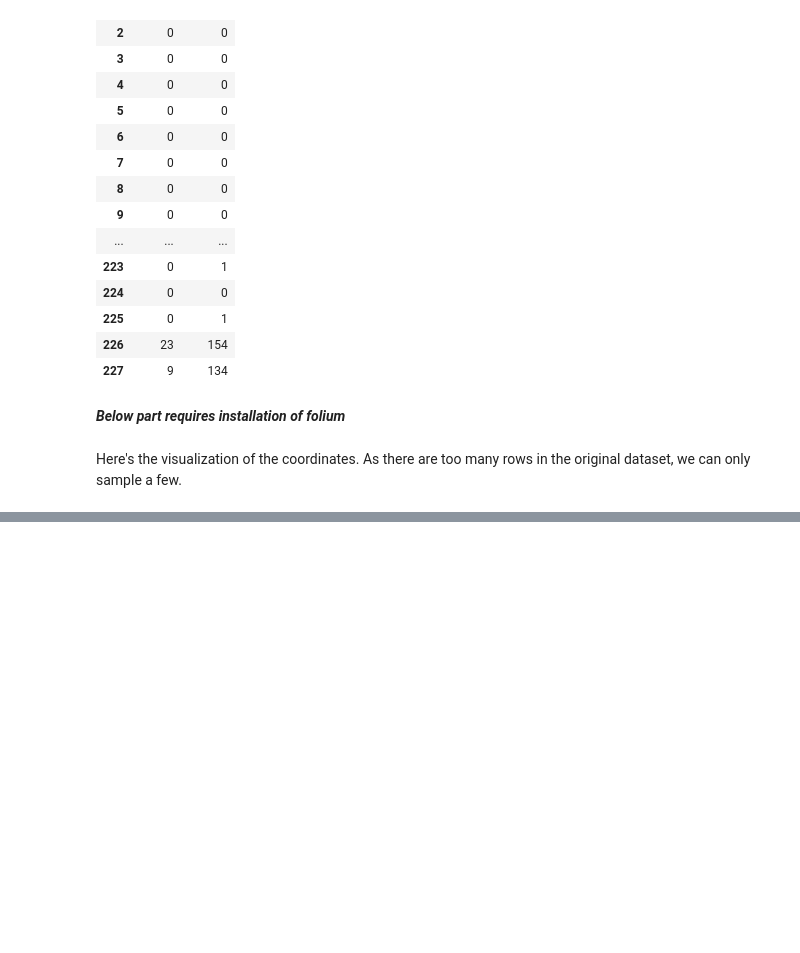
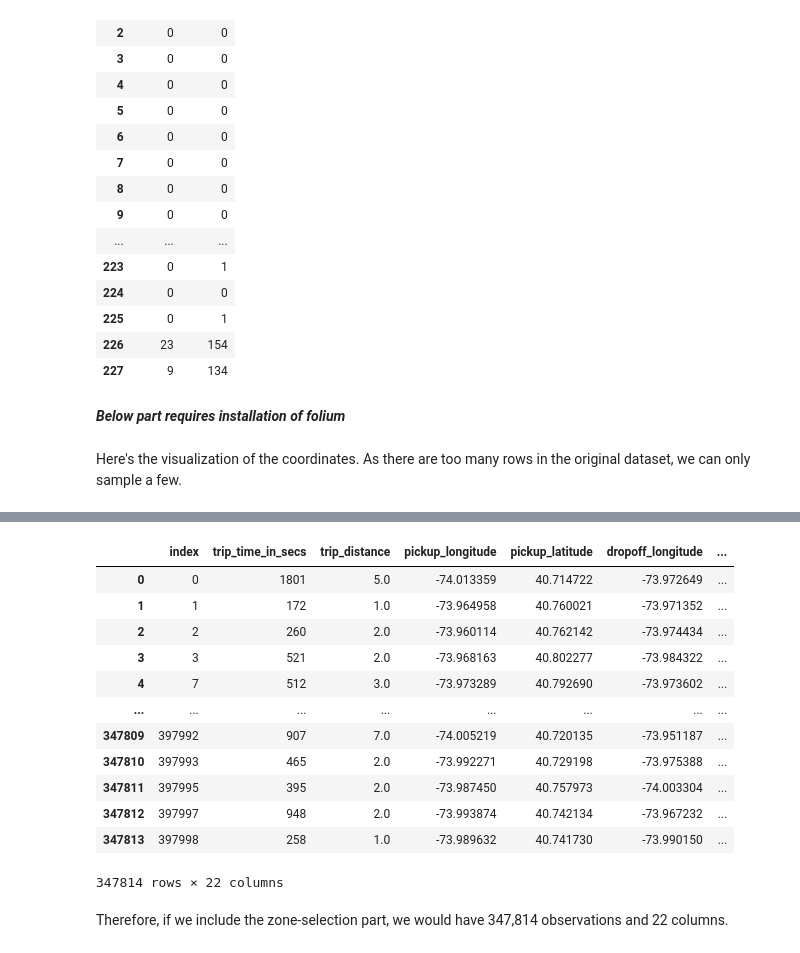
Before and after one commit to OmakaseMaster/nyc_taxi, a Jupyter notebook: taxi_preprocessing.ipynb, the cells around one changed output, grey strips where cells are left out. Drawn from its saved outputs; the diff is of its cells as text; code cells hidden in the pictures; blank space fills up the shorter version.

```diff
--- a/taxi_preprocessing.ipynb
+++ b/taxi_preprocessing.ipynb
@@ -241,0 +337,18 @@ data_zone_select
+# %%
+data_final_select.reset_index()
+# %% [output]
+|  | index | trip_time_in_secs | trip_distance | pickup_longitude | pickup_latitude | dropoff_longitude | ... |
+| 0 | 0 | 1801 | 5.0 | -74.013359 | 40.714722 | -73.972649 | ... |
+| 1 | 1 | 172 | 1.0 | -73.964958 | 40.760021 | -73.971352 | ... |
+| 2 | 2 | 260 | 2.0 | -73.960114 | 40.762142 | -73.974434 | ... |
+| 3 | 3 | 521 | 2.0 | -73.968163 | 40.802277 | -73.984322 | ... |
+| 4 | 7 | 512 | 3.0 | -73.973289 | 40.792690 | -73.973602 | ... |
+| ... | ... | ... | ... | ... | ... | ... | ... |
+| 347809 | 397992 | 907 | 7.0 | -74.005219 | 40.720135 | -73.951187 | ... |
+| 347810 | 397993 | 465 | 2.0 | -73.992271 | 40.729198 | -73.975388 | ... |
+| 347811 | 397995 | 395 | 2.0 | -73.987450 | 40.757973 | -74.003304 | ... |
+| 347812 | 397997 | 948 | 2.0 | -73.993874 | 40.742134 | -73.967232 | ... |
+| 347813 | 397998 | 258 | 1.0 | -73.989632 | 40.741730 | -73.990150 | ... |
+347814 rows × 22 columns
+# %% [markdown]
+Therefore, if we include the zone-selection part, we would have 347,814 observations and 22 columns.
```
Also changed, not shown: parts of 12 cells of this notebook, 2 other files.
